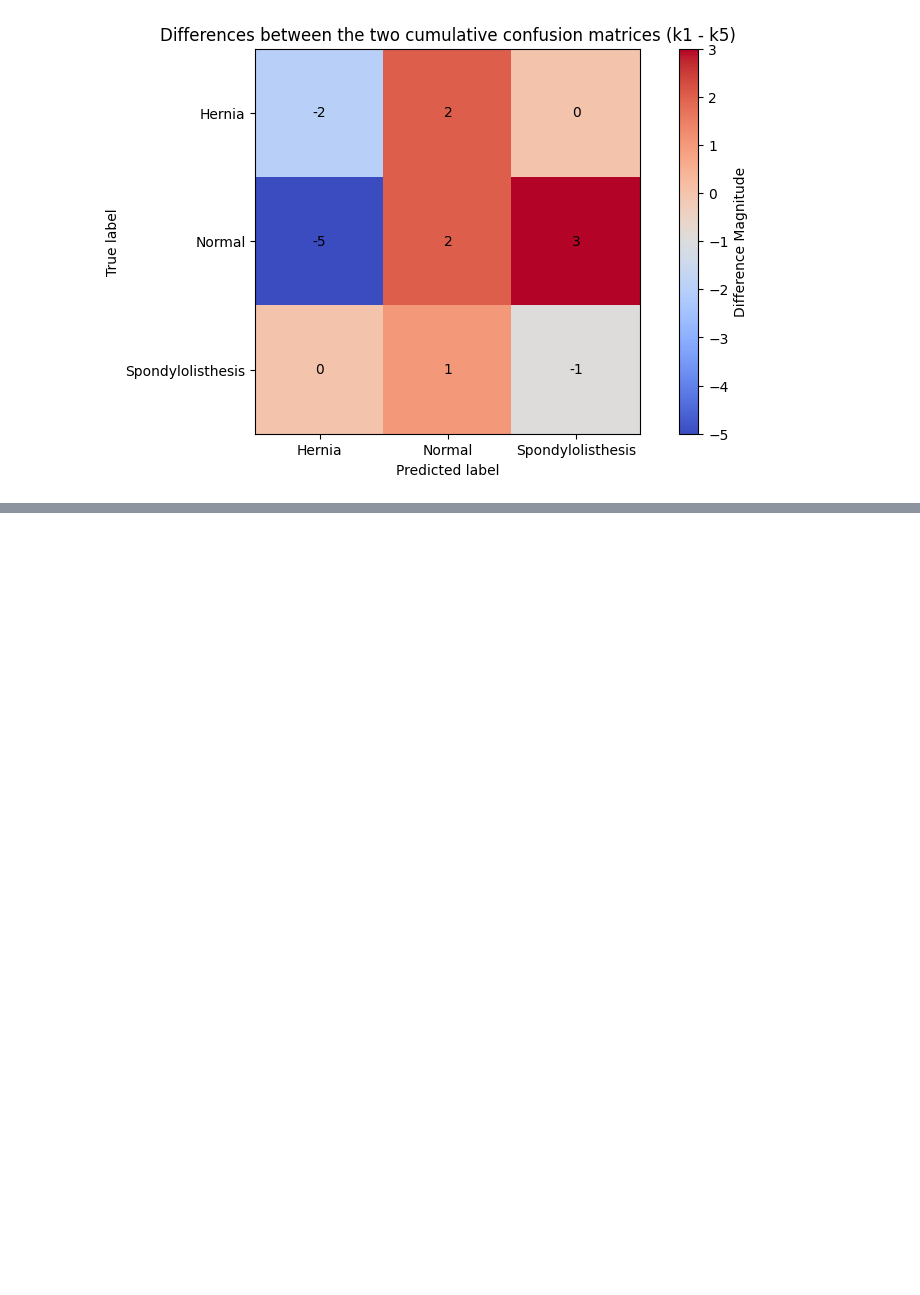
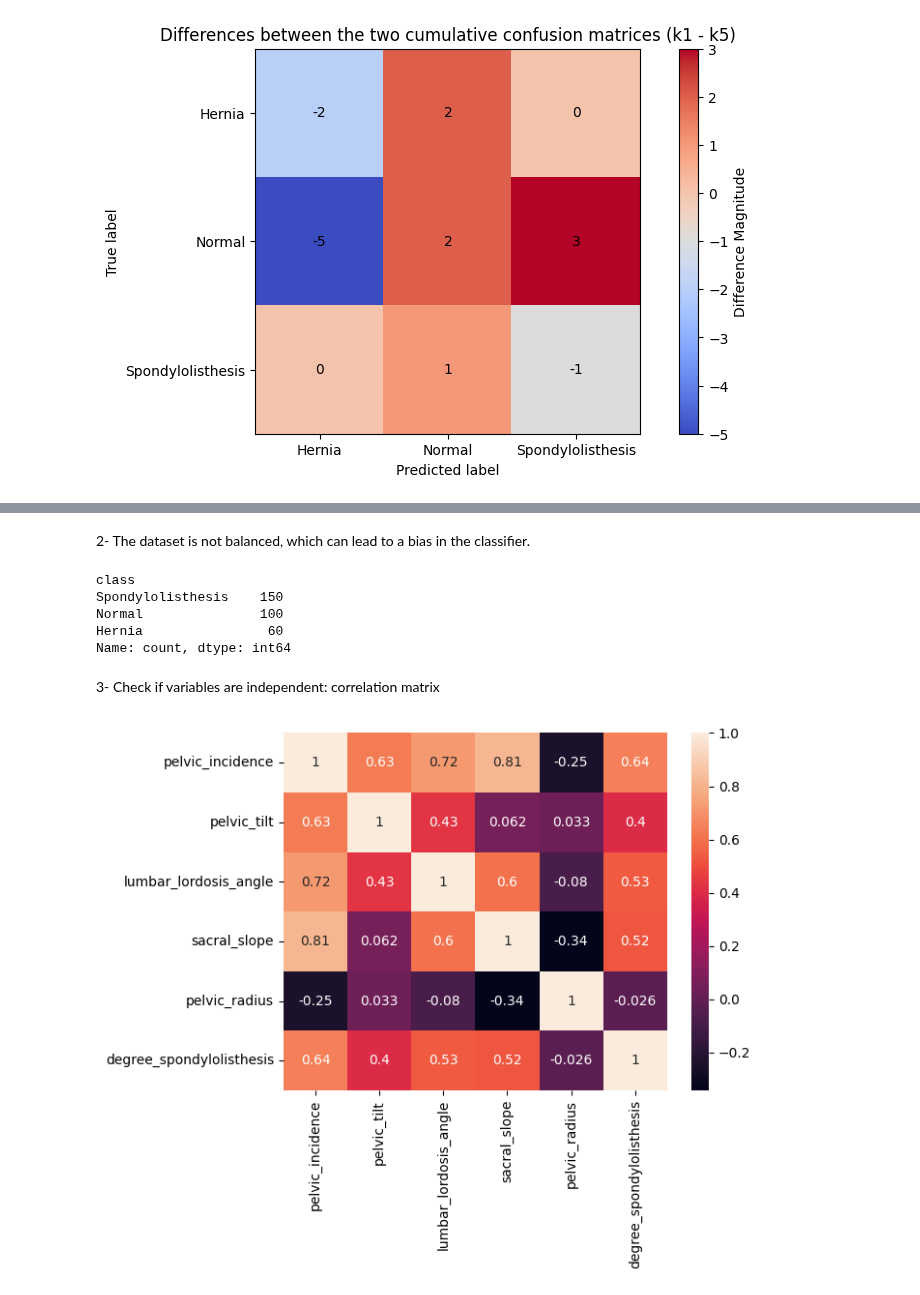
Before and after one commit to pim03/apr-hm, a Jupyter notebook: Homework2/Notebook2.ipynb, the cells around one changed output, grey strips where cells are left out. Drawn from its saved outputs; the diff is of its cells as text; code cells hidden in the pictures; blank space fills up the shorter version.

```diff
--- a/Homework2/Notebook2.ipynb
+++ b/Homework2/Notebook2.ipynb
@@ -154,0 +167,23 @@ plt.show()
+# %% [markdown]
+2- The dataset is not balanced, which can lead to a bias in the classifier.
+# %%
+df['class'].value_counts()
+print(df['class'].value_counts())
+# %% [output]
+class
+Spondylolisthesis    150
+Normal               100
+Hernia                60
+Name: count, dtype: int64
+# %% [markdown]
+3- Check if variables are independent: correlation matrix
+# %%
+import seaborn as sns
+
+df = df.drop('class', axis=1)
+df.corr(method='pearson')
+sns.heatmap(df.corr(method='pearson'), annot=True)
+plt.savefig('ex3_3_coormatrix.png')
+plt.show()
+# %% [output]
+[figure, added]
```
Also changed, not shown: parts of 6 cells of this notebook, 6 other files.
